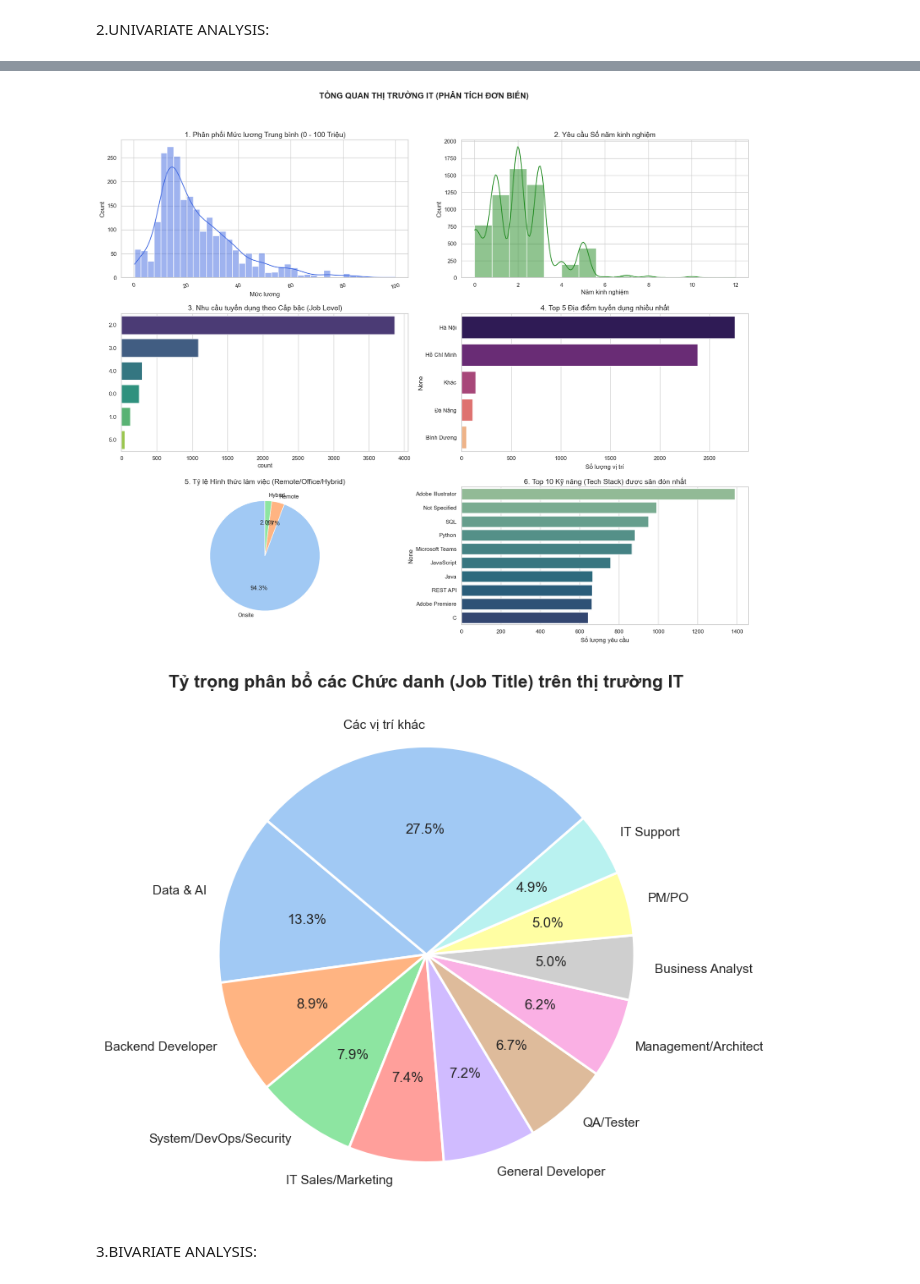
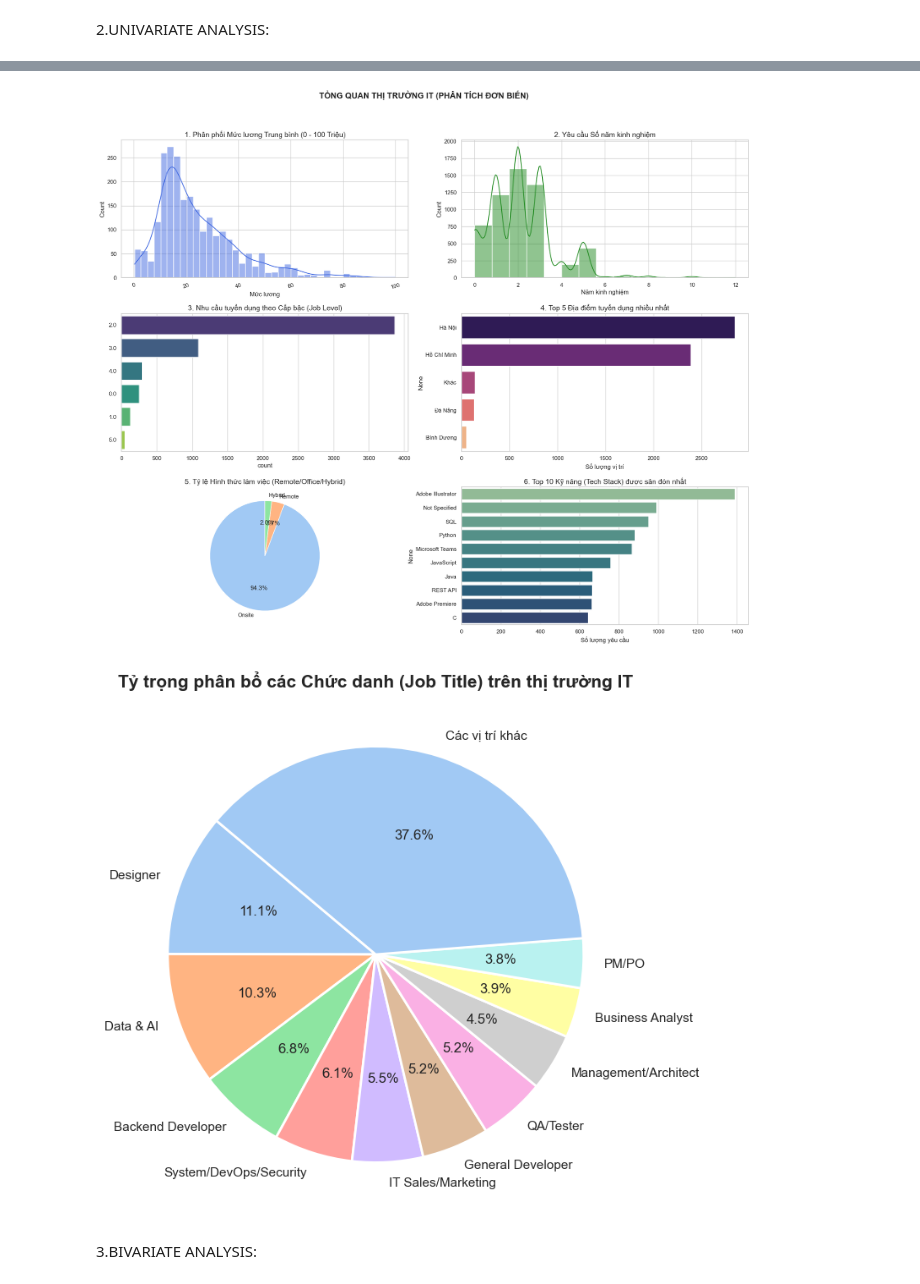
Before and after one commit to ndhoang2310/ADYm_project, a Jupyter notebook: analysis/explore_data.ipynb, the cells around one changed output, grey strips where cells are left out. Saved outputs shown, nothing was run; the diff lists cells and outputs as text; code cells hidden in the pictures.

```diff
--- a/analysis/explore_data.ipynb
+++ b/analysis/explore_data.ipynb
@@ -15,7 +15,7 @@ plt.rcParams['axes.titlesize'] = 14      # Cỡ chữ tiêu đề
 1.DESCRIPTIVE STATISTICS:
 # %%
 # Load data (Lùi 1 cấp từ thư mục analysis/ ra gốc, rồi vào data/)
-df = pd.read_csv('../data/05_final_dataset.csv')
+df = pd.read_csv('../data/dataset_after_categorical_imputing.csv')
 
 print("1. Kích thước dữ liệu (Dòng, Cột):", df.shape)
 print("\n2. Thông tin các cột và kiểu dữ liệu:")
@@ -143,45 +143,42 @@ axes[2, 1].set_xlabel('Số lượng yêu cầu')
 
 plt.tight_layout(rect=[0, 0.03, 1, 0.95])
 plt.show()
 # 1. Tính tổng số lượng của từng chức danh
 job_counts = df['job_category'].value_counts()
 
-# 2. Loại bỏ nhóm "Other" khỏi top categories
-job_counts_filtered = job_counts[job_counts.index != 'Other']
+# 2. Lấy Top 5 chức danh phổ biến nhất
+top_10_jobs = job_counts.head(10)
 
-# 3. Lấy Top 5 chức danh phổ biến nhất (không tính Other)
-top_jobs = job_counts_filtered.head(10)
-
-# 4. Gộp toàn bộ các chức danh còn lại (bao gồm Other) thành nhóm "Các vị trí khác"
-others_count = job_counts.sum() - top_jobs.sum()
+# 3. Gộp toàn bộ các chức danh còn lại thành nhóm "Các vị trí khác"
+others_count = job_counts.iloc[5:].sum()
 others_series = pd.Series([others_count], index=['Các vị trí khác'])
 
-# 5. Hợp nhất dữ liệu để vẽ biểu đồ tròn
-pie_data = pd.concat([top_jobs, others_series])
+# 4. Hợp nhất dữ liệu để vẽ biểu đồ tròn
+pie_data = pd.concat([top_10_jobs, others_series])
 
-# 6. Vẽ biểu đồ Pie Chart
+# 5. Vẽ biểu đồ Pie Chart
 plt.figure(figsize=(10, 8))
 # Dùng dải màu pastel cho dịu mắt, thêm viền trắng phân cách các miếng cắt
 colors = sns.color_palette('pastel')[0:len(pie_data)]
 plt.pie(pie_data, labels=pie_data.index, autopct='%1.1f%%', startangle=140,
         colors=colors, wedgeprops={'edgecolor': 'white', 'linewidth': 2})
 
 plt.title('Tỷ trọng phân bổ các Chức danh (Job Title) trên thị trường IT', fontsize=15, fontweight='bold')
 plt.show()
 # %% [output]
 Passing `palette` without assigning `hue` is deprecated and will be removed in v0.14.0. Assign the `y` variable to `hue` and set `legend=False` for the same effect.
 
   sns.countplot(data=df, y='job_level', order=df['job_level'].value_counts().index, ax=axes[1, 0], palette='viridis')
 
 Passing `palette` without assigning `hue` is deprecated and will be removed in v0.14.0. Assign the `y` variable to `hue` and set `legend=False` for the same effect.
 
   sns.barplot(x=top_locations.values, y=top_locations.index, ax=axes[1, 1], palette='magma')
 
 Passing `palette` without assigning `hue` is deprecated and will be removed in v0.14.0. Assign the `y` variable to `hue` and set `legend=False` for the same effect.
 
   sns.barplot(x=top_10_skills.values, y=top_10_skills.index, ax=axes[2, 1], palette='crest')
-[figure, old version]
+[figure, new version]
-[figure, old version]
+[figure, new version]
 # %% [markdown]
 3.BIVARIATE ANALYSIS:
 # %%
```
Also changed, not shown: parts of 2 cells of this notebook, 3 other files.
